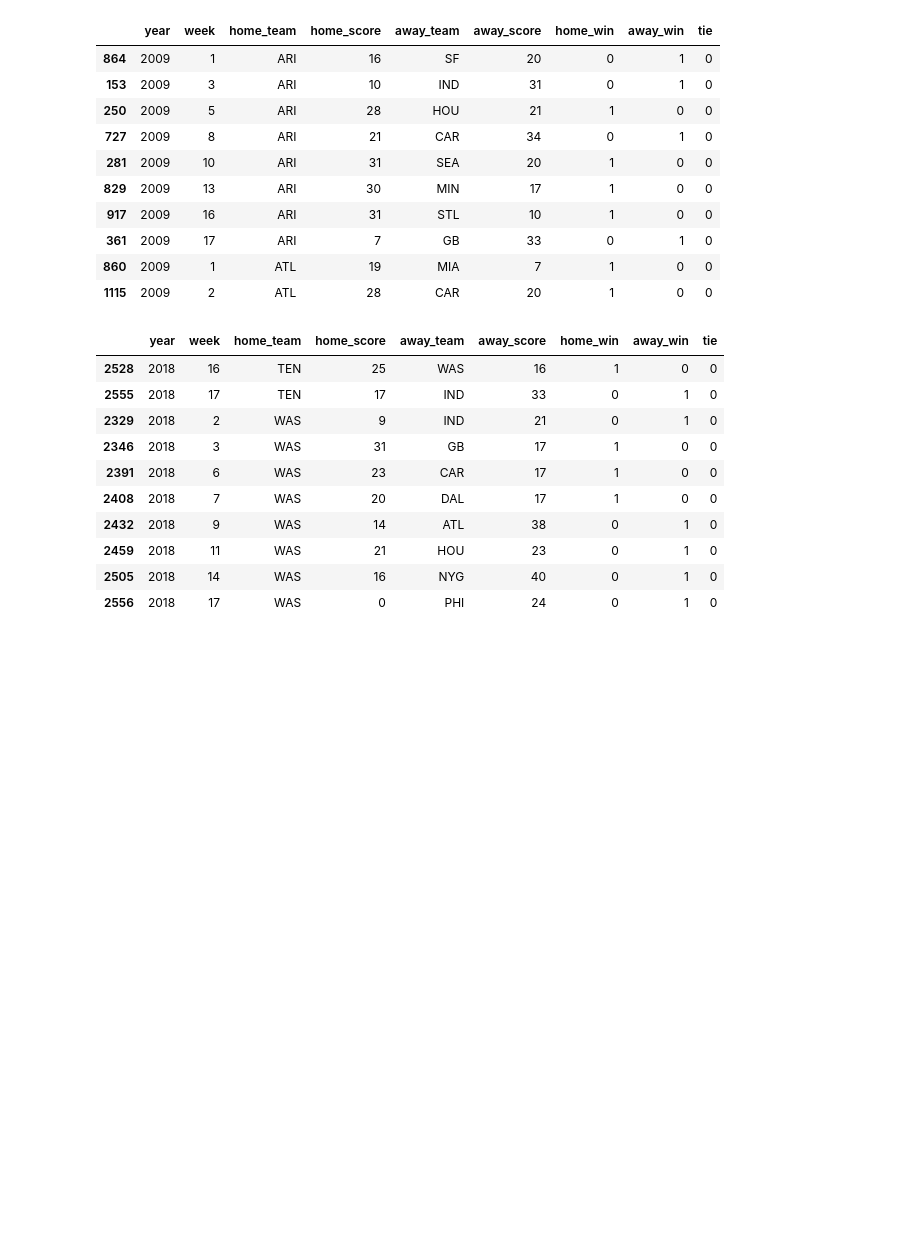
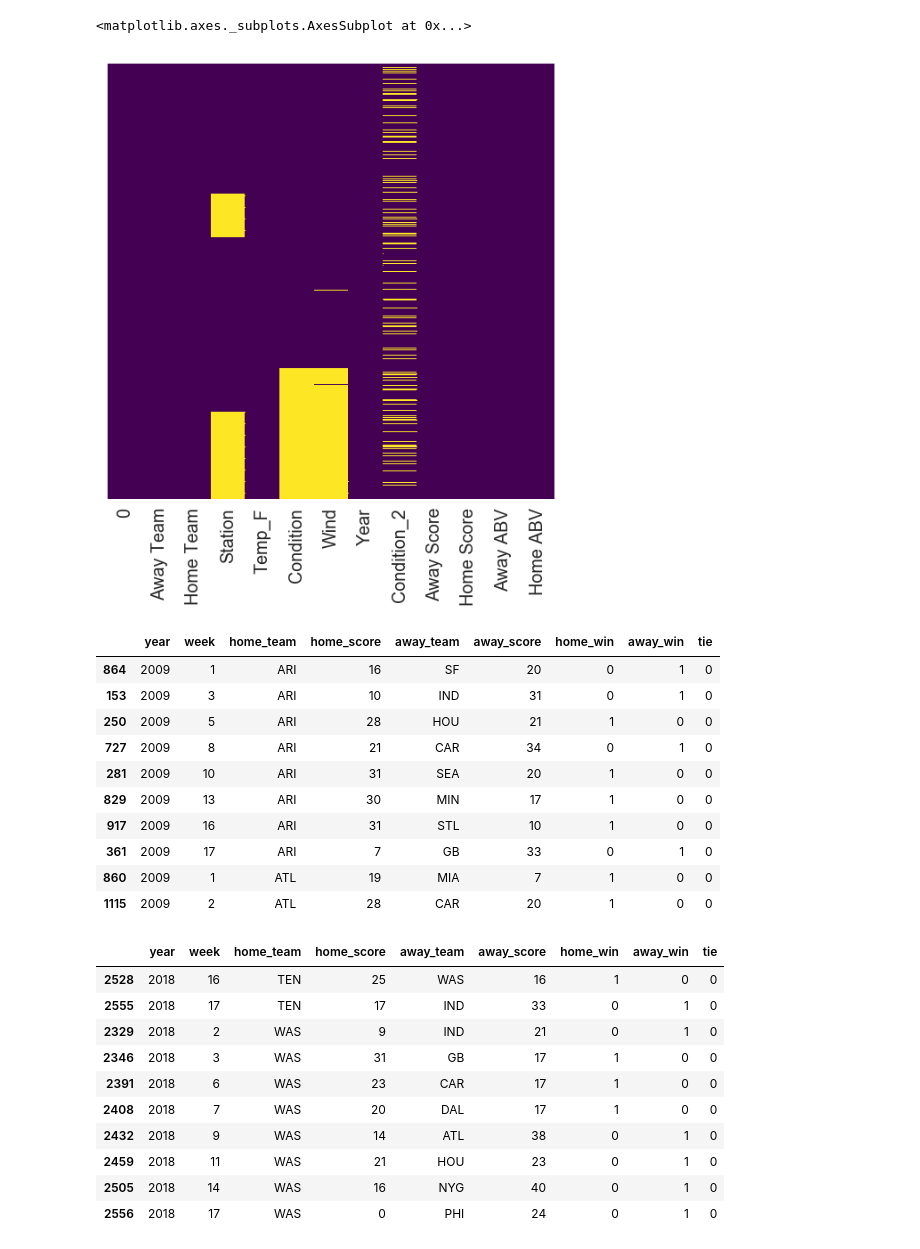
Before and after one commit to jman2kxy/NFL-Prediction, a Jupyter notebook: NFL Prediction.ipynb, the cells around one changed output. Saved outputs shown, nothing was run; the diff lists cells and outputs as text; code cells hidden in the pictures; blank space fills up the shorter version.

```diff
--- a/NFL Prediction.ipynb
+++ b/NFL Prediction.ipynb
@@ -58,0 +106,15 @@ Will Fuller (HOU, WR)
+# %%
+weather = weather.merge(unique_team_list, how='left', left_on ='Away Team', right_on='Team')
+# %%
+weather = weather.rename(columns ={'ABV' : 'Away ABV'})
+# %%
+weather = weather.merge(unique_team_list, how='left', left_on ='Home Team', right_on='Team')
+# %%
+weather = weather.rename(columns ={'ABV' : 'Home ABV'})
+# %%
+sns.set(rc={'figure.figsize':(9,9)}, font_scale=3)
+sns.set(font_scale=1.8)
+sns.heatmap(weather.isnull(),yticklabels=False, cbar=False,cmap='viridis')
+# %% [output]
+<matplotlib.axes._subplots.AxesSubplot at 0x...>
+[figure, added]
```
Also changed, not shown: parts of 154 cells of this notebook.
